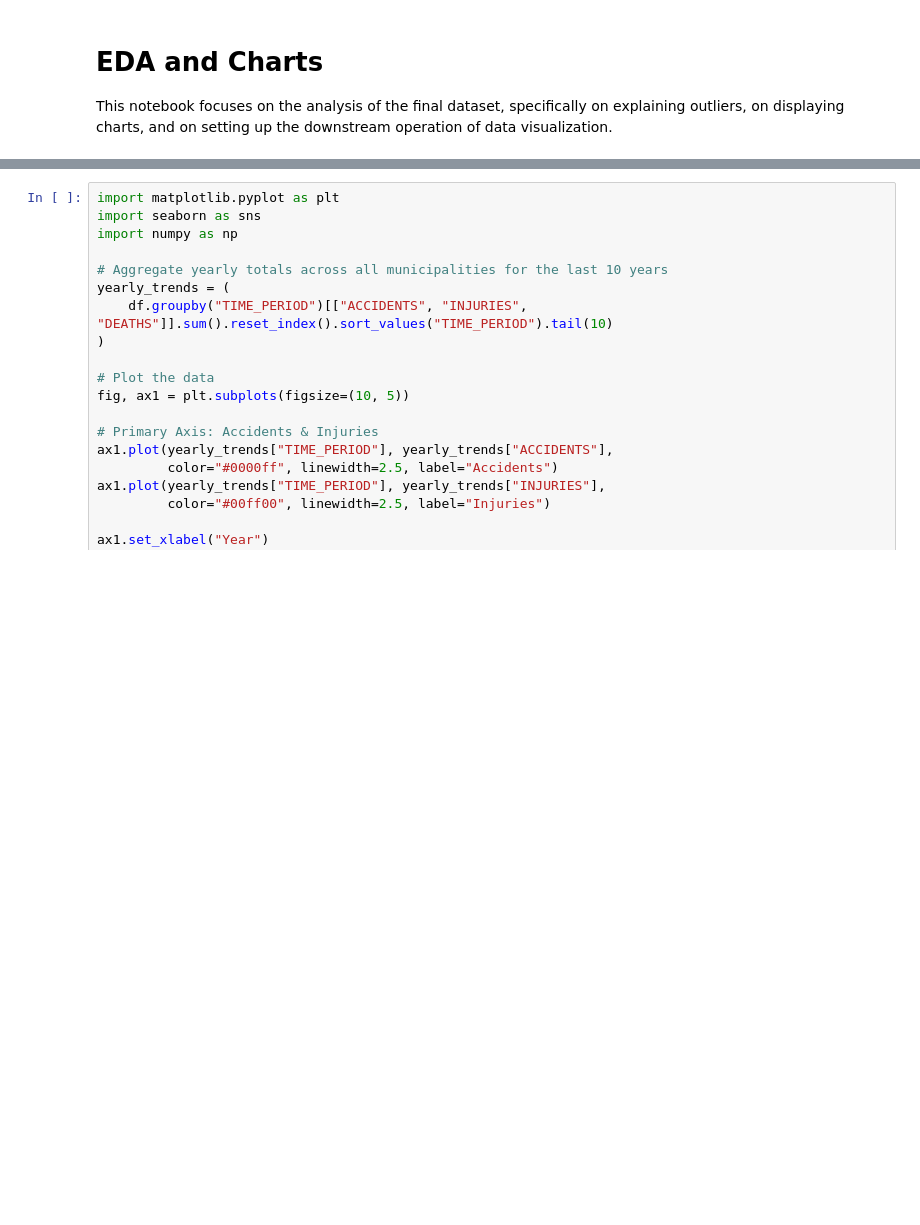
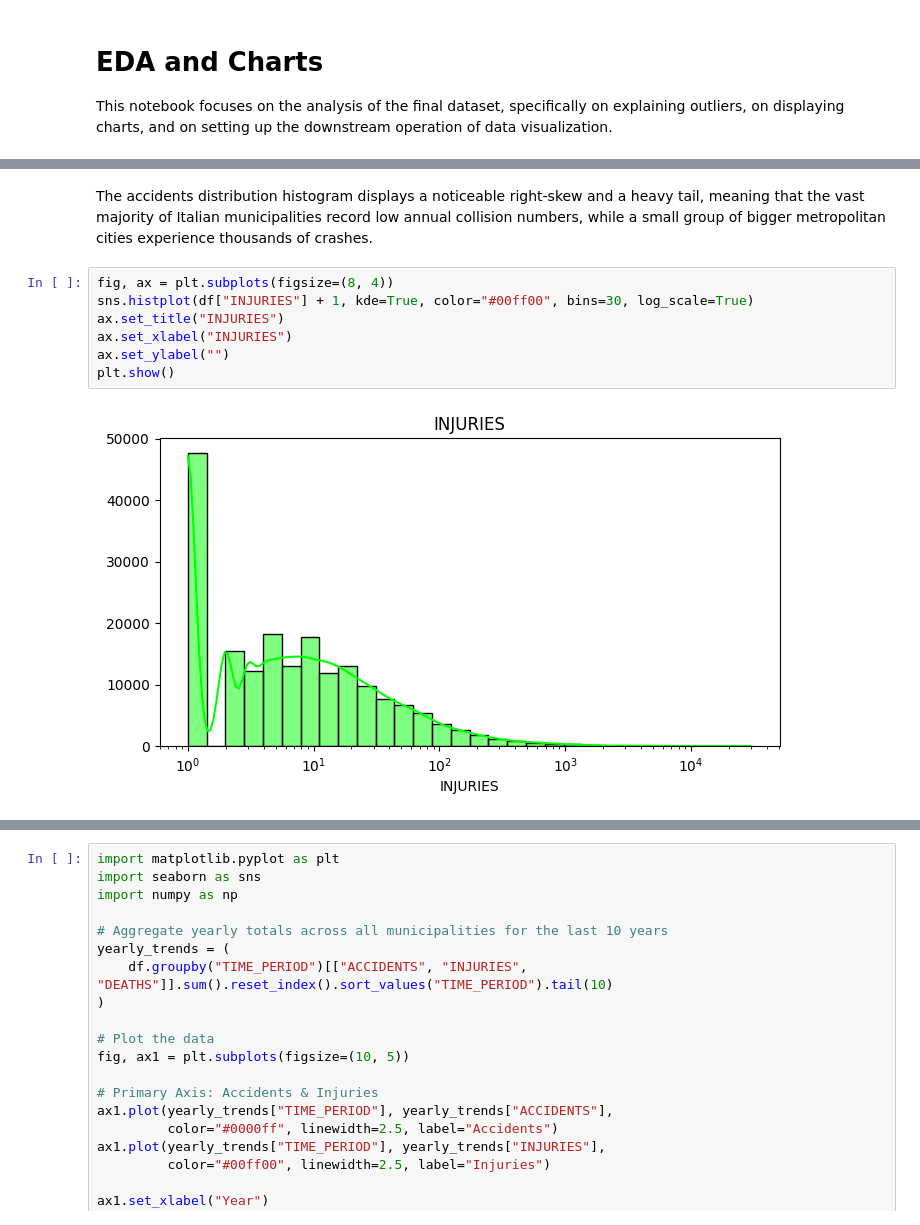
Before and after one commit to maurancino/final-project, a Jupyter notebook: notebooks/2. EDA and Charts.ipynb, the cells around one changed output, grey strips where cells are left out. Cells and saved outputs as stored; diff of their text form; blank space fills up the shorter version.

```diff
--- a/notebooks/2. EDA and Charts.ipynb
+++ b/notebooks/2. EDA and Charts.ipynb
@@ -17,0 +56,11 @@ Dataframe loaded.
+# %% [markdown]
+The accidents distribution histogram displays a noticeable right-skew and a heavy tail, meaning that the vast majority of Italian municipalities record low annual collision numbers, while a small group of bigger metropolitan cities experience thousands of crashes.
+# %%
+fig, ax = plt.subplots(figsize=(8, 4))
+sns.histplot(df["INJURIES"] + 1, kde=True, color="#00ff00", bins=30, log_scale=True)
+ax.set_title("INJURIES")
+ax.set_xlabel("INJURIES")
+ax.set_ylabel("")
+plt.show()
+# %% [output]
+[figure, added]
```
Also changed, not shown: parts of 22 cells of this notebook, 2 other files.
